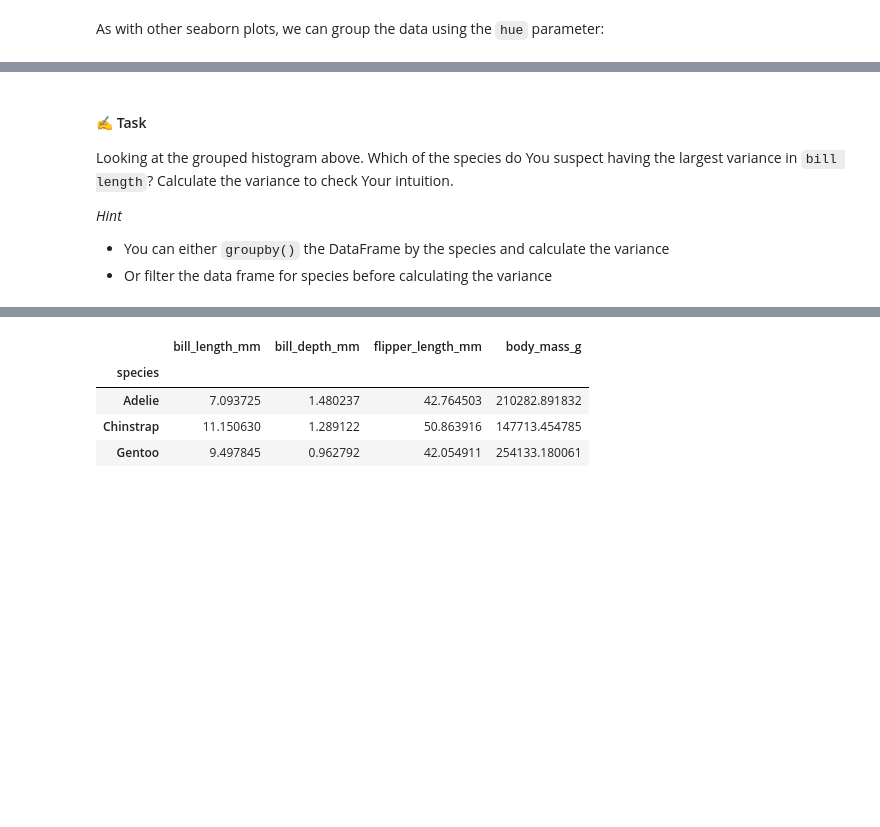
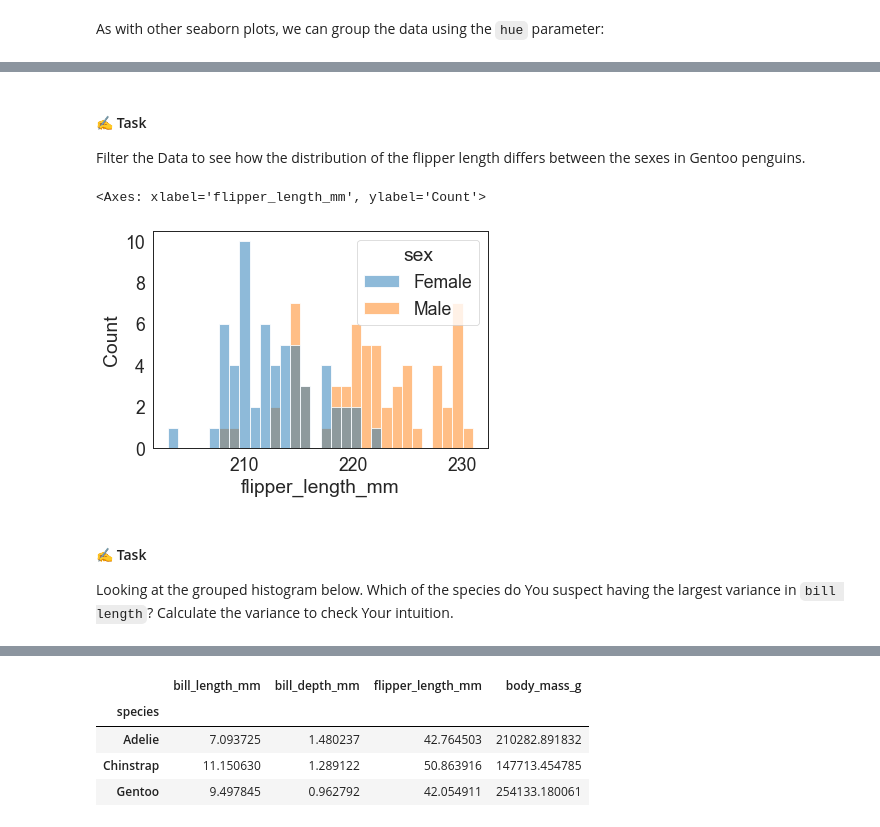
Before and after one commit to jhumci/BLT_BDS, a Jupyter notebook: 4_Visualisierung_und_Datenbanken.ipynb, the cells around one changed output, grey strips where cells are left out. Drawn from its saved outputs; the diff is of its cells as text; code cells hidden in the pictures; blank space fills up the shorter version.

Commit message:
updated tasks

```diff
--- a/4_Visualisierung_und_Datenbanken.ipynb
+++ b/4_Visualisierung_und_Datenbanken.ipynb
@@ -95,8 +192,14 @@ sns.histplot(data=penguins,  x="flipper_length_mm", bins=30, hue = "species")
+# %% [markdown]
+#### ✍️ Task
+
+Filter the Data  to see how the distribution of the flipper length differs between the sexes in Gentoo penguins.
+# %%
+#@title ❓ Click `Show code` in the code cell to show the solution. { display-mode: "form" }
+sns.histplot(data=penguins[penguins["species"]=="Gentoo"],  x="flipper_length_mm", bins=30, hue = "sex")
+# %% [output]
+<Axes: xlabel='flipper_length_mm', ylabel='Count'>
+[figure, added]
 # %% [markdown]
 #### ✍️ Task
 
-Looking at the grouped histogram above. Which of the species do You suspect having the largest variance in `bill length`? Calculate the variance to check Your intuition.
-
-*Hint*
-- You can either `groupby()` the DataFrame by the species and calculate the variance
-- Or filter the data frame for species before calculating the variance
+Looking at the grouped histogram below. Which of the species do You suspect having the largest variance in `bill length`? Calculate the variance to check Your intuition.
```
Also changed, not shown: parts of 28 cells of this notebook, 1 other file.
